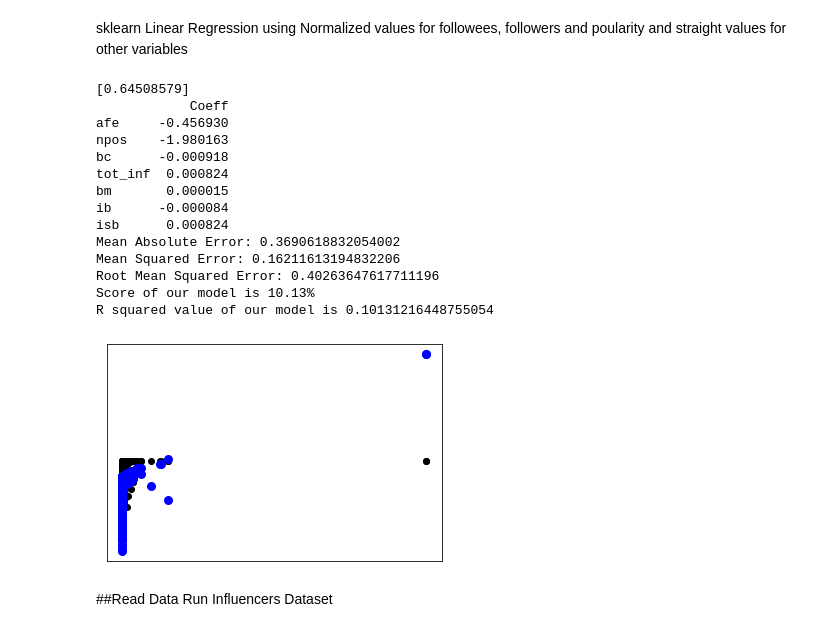
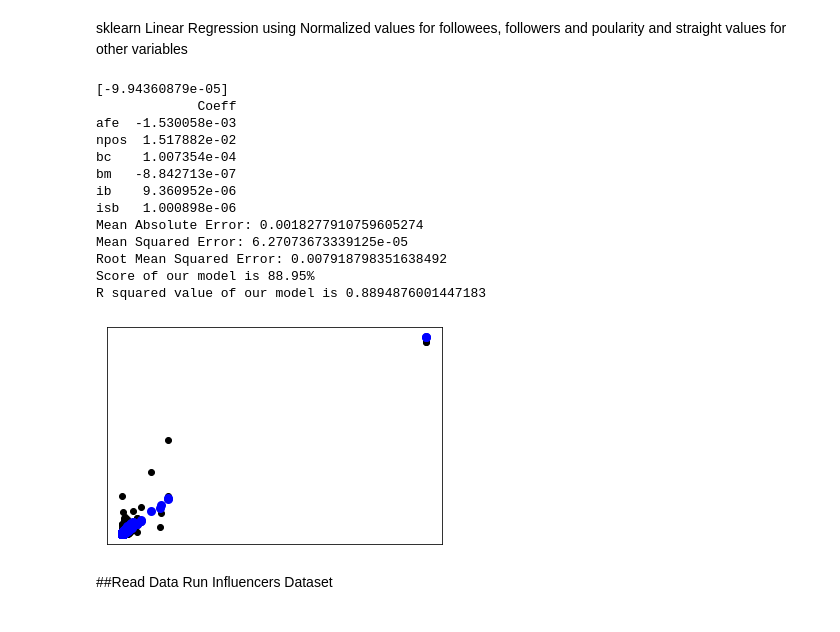
Before and after one commit to prayap/nithyara-prayap, a Jupyter notebook: models.ipynb, the cells around one changed output. Cells and saved outputs as stored; diff of their text form; code cells hidden in the pictures.

```diff
--- a/models.ipynb
+++ b/models.ipynb
@@ -68,2 +68,0 @@ sns.pairplot(brandmodeldf)
-# %%
-brandmodeldf.rename(columns={'Followers':'af','Followees':'afe','Posts':'npos'},inplace=True)
@@ -70,8 +85,8 @@ brandmodeldf.rename(columns={'Followers':'af','Followees':'afe','Posts':'npos'},
 # %%
-from sklearn import preprocessing
-import numpy as np
-modeldf1=brandmodeldf[['af','afe','npos','bc','tot_inf','bm','ib','isb','pgr']]
-modeldf1=pd.DataFrame(preprocessing.normalize(modeldf1))
-modeldf1=modeldf1.rename(columns={0:'af',1:'afe',2:'npos',3:'bc',4:'tot_inf',5:'bm',6:'ib',7:'isb',8:'pgr'})
-modeldf1.head()
+from sklearn.preprocessing import MinMaxScaler
+modeldf3=brandmodeldf[['afe','npos','bc','bm','ib','isb','pgr']]
+modeldf4=pd.DataFrame()
+scaler = MinMaxScaler()
+modeldf4[['afe','npos','bc','bm','ib','isb','pgr']] = scaler.fit_transform(modeldf3)
+modeldf4
 # %% [output]
@@ -169,3 +197,9 @@ test['pgr']=modeldf1['pgr']
+# %%
+#Normalizing account followees, number of posts and pgr values and use actual values for other variables
+normdf=brandmodeldf.copy()
+normdf['afe']=modeldf4['afe']
+normdf['npos']=modeldf4['npos']
+normdf['pgr']=modeldf4['pgr']
 # %% [markdown]
 ##RANDOM FOREST REGRESSION
 # %% [markdown]
@@ -403,56 +399,55 @@ sklearn Linear Regression using Normalized values for followees, followers and p
 # %%
 from sklearn.linear_model import LinearRegression
 import matplotlib.pyplot as plt
 import numpy as np
 from sklearn import datasets, linear_model
 from sklearn.metrics import mean_squared_error, r2_score
-X = test[['afe','npos','bc','tot_inf','bm','ib','isb']].values
-y = test['pgr'].values
+X = normdf[['afe','npos','bc','bm','ib','isb']].values
+y = normdf['pgr'].values
 
 
 from sklearn.model_selection import train_test_split
-X_train, X_test, y_train, y_test = train_test_split(X, y, test_size = 0.25, random_state=42)
+X_train, X_test, y_train, y_test = train_test_split(X, y,train_size=0.75,test_size=0.25,random_state=42)
 
 model = LinearRegression()
-model.fit(X_train.reshape(-1,7), y_train.reshape(-1,1))
+model.fit(X_train.reshape(-1,6), y_train.reshape(-1,1))
 
-y_pred = model.predict(X_test.reshape(-1,7))
+y_pred = model.predict(X_test.reshape(-1,6))
 y_pred
-
+from sklearn import metrics
 df2 = pd.DataFrame({'Real Values':y_test.reshape(-1), 'Predicted Values':y_pred.reshape(-1)})
 df2
 print(model.intercept_)
-result=pd.DataFrame(model.coef_.reshape(7,1), ['afe','npos','bc','tot_inf','bm','ib','isb'], columns = ['Coeff'])
+result=pd.DataFrame(model.coef_.reshape(6,1), ['afe','npos','bc','bm','ib','isb'], columns = ['Coeff'])
 print(result)
 print('Mean Absolute Error:', metrics.mean_absolute_error(y_test, y_pred))
 print('Mean Squared Error:', metrics.mean_squared_error(y_test, y_pred))
 print('Root Mean Squared Error:', np.sqrt(metrics.mean_squared_error(y_test, y_pred)))
 rsq=r2_score(y_test, y_pred)
-print("Score of our model is %2.2f%%" % (model.score(X_test.reshape(-1,7), y_test) * 100))
-print("R squared value of our model is "+ str(r2_score(y_test, y_pred)))
-plt.scatter(X_test.reshape(-1,7)[:,2],y_test, color="black")
-plt.scatter(X_test.reshape(-1,7)[:,2], y_pred, color="blue", linewidth=3)
+print("Score of our model is %2.2f%%" % (model.score(X_test.reshape(-1,6), y_test) * 100))
+print("R squared value of our model is " +str(r2_score(y_test, y_pred)))
+plt.scatter(X_test.reshape(-1,6)[:,2],y_test, color="black")
+plt.scatter(X_test.reshape(-1,6)[:,2], y_pred, color="blue", linewidth=3)
 
 plt.xticks(())
 plt.yticks(())
 
 plt.show()
 # %% [output]
-[0.64508579]
-            Coeff
-afe     -0.456930
-npos    -1.980163
-bc      -0.000918
-tot_inf  0.000824
-bm       0.000015
-ib      -0.000084
-isb      0.000824
-Mean Absolute Error: 0.3690618832054002
-Mean Squared Error: 0.16211613194832206
-Root Mean Squared Error: 0.40263647617711196
-Score of our model is 10.13%
-R squared value of our model is 0.10131216448755054
+[-9.94360879e-05]
+             Coeff
+afe  -1.530058e-03
+npos  1.517882e-02
+bc    1.007354e-04
+bm   -8.842713e-07
+ib    9.360952e-06
+isb   1.000898e-06
+Mean Absolute Error: 0.0018277910759605274
+Mean Squared Error: 6.27073673339125e-05
+Root Mean Squared Error: 0.007918798351638492
+Score of our model is 88.95%
+R squared value of our model is 0.8894876001447183
-[figure, old version]
+[figure, new version]
 # %% [markdown]
 ##Read Data Run Influencers Dataset
 # %%
```
Also changed, not shown: parts of 22 cells of this notebook, 1 other file.
